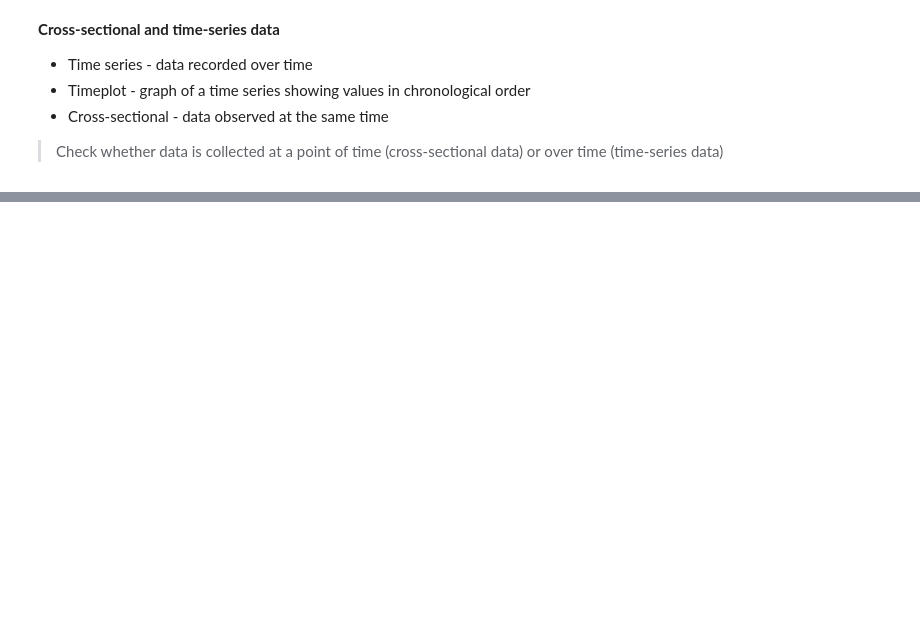
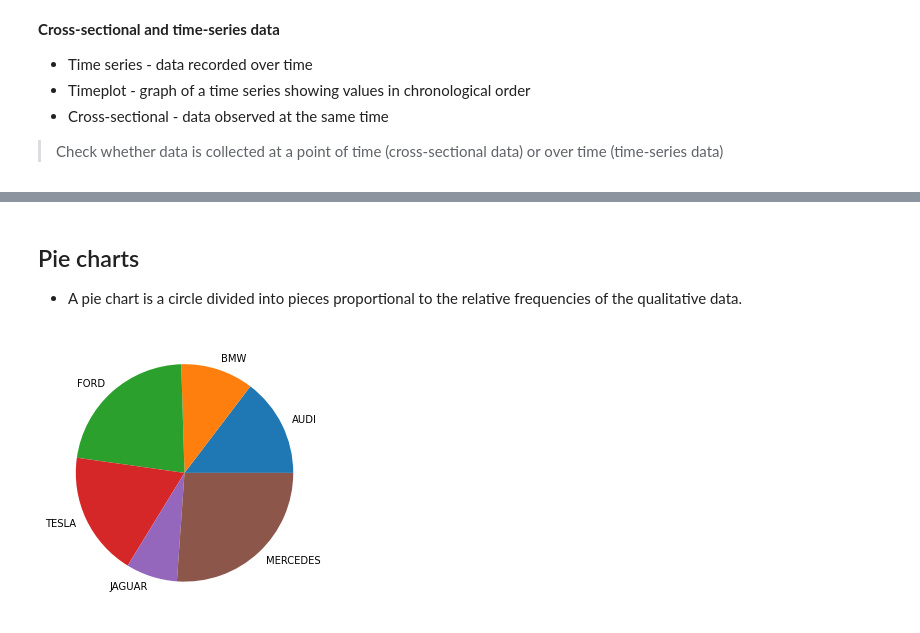
Before and after one commit to arun-jathari/academics, a Jupyter notebook: Stats 1.ipynb, the cells around one changed output, grey strips where cells are left out. Cells and saved outputs as stored; diff of their text form; code cells hidden in the pictures; blank space fills up the shorter version.

```diff
--- a/Stats 1.ipynb
+++ b/Stats 1.ipynb
@@ -55,0 +127,23 @@ The part of statistics concerned with the drawing of coclusions from data is cal
+# %% [markdown]
+## Pie charts
+* A pie chart is a circle divided into pieces proportional to the relative frequencies of the qualitative data.
+# %%
+# Import libraries
+from matplotlib import pyplot as plt
+import numpy as np
+
+
+# Creating dataset
+cars = ['AUDI', 'BMW', 'FORD',
+        'TESLA', 'JAGUAR', 'MERCEDES']
+
+data = [23, 17, 35, 29, 12, 41]
+
+# Creating plot
+fig = plt.figure(figsize =(10, 5))
+plt.pie(data, labels = cars)
+
+# show plot
+plt.show()
+# %% [output]
+[figure, added]
```
Also changed, not shown: parts of 32 cells of this notebook.
